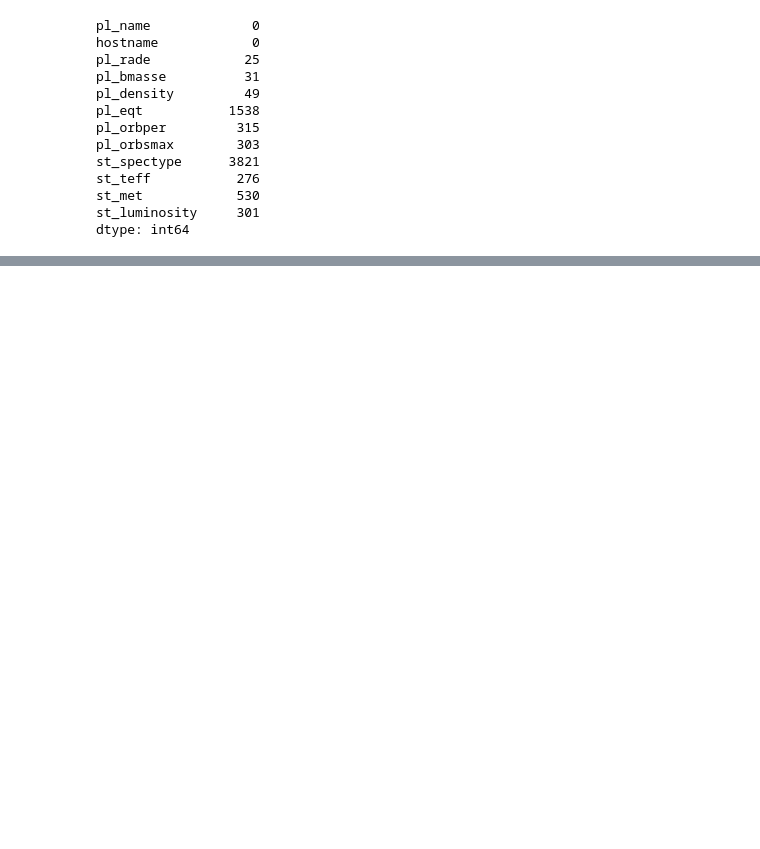
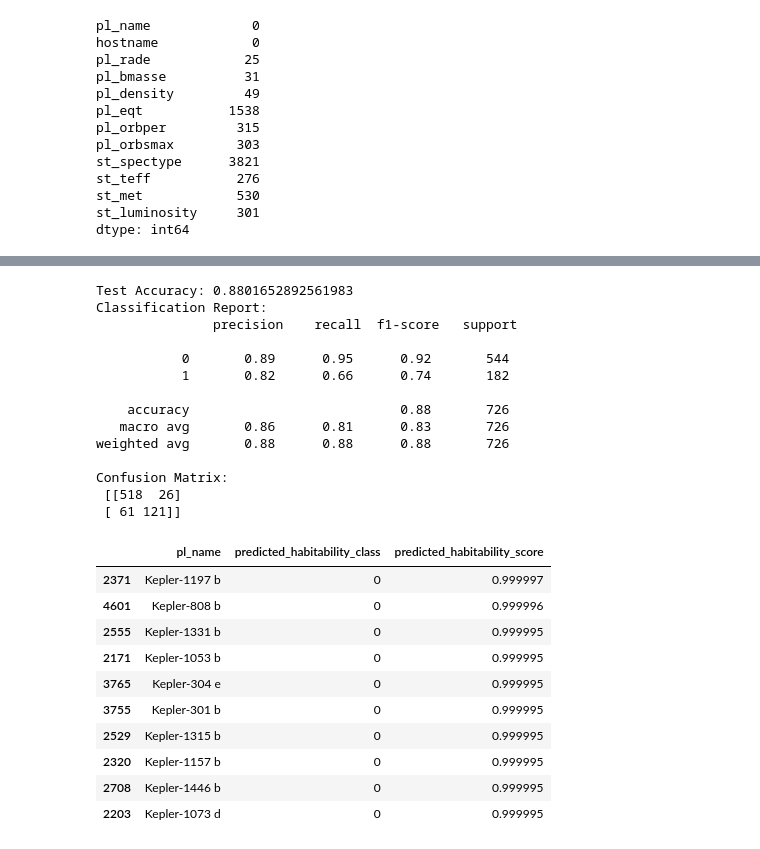
Before and after one commit to shabnam-tech/exoplanet, a Jupyter notebook: exoplanets_analysis.ipynb, the cells around one changed output, grey strips where cells are left out. Drawn from its saved outputs; the diff is of its cells as text; code cells hidden in the pictures; blank space fills up the shorter version.

```diff
--- a/exoplanets_analysis.ipynb
+++ b/exoplanets_analysis.ipynb
@@ -271,0 +556,71 @@ plt.show()
+# %%
+from xgboost import XGBClassifier
+from sklearn.model_selection import train_test_split
+from sklearn.metrics import accuracy_score, classification_report, confusion_matrix
+import numpy as np
+
+X = df_main[['pl_rade', 'pl_bmasse', 'pl_orbsmax',
+             'st_teff', 'st_met', 'st_luminosity', 'pl_luminosity']]
+
+y = df_main['habitability_class']
+
+X = X.fillna(X.median())
+
+X_train, X_test, y_train, y_test = train_test_split(
+    X, y, test_size=0.2, random_state=42, stratify=y
+)
+
+num_classes = len(np.unique(y))
+
+xgb_multi = XGBClassifier(
+    n_estimators=300,
+    max_depth=5,
+    learning_rate=0.08,
+    subsample=0.8,
+    colsample_bytree=0.8,
+    objective='multi:softmax',
+    num_class=num_classes,
+    eval_metric='mlogloss'
+)
+
+xgb_multi.fit(X_train, y_train)
+
+y_pred = xgb_multi.predict(X_test)
+
+print("Test Accuracy:", accuracy_score(y_test, y_pred))
+print("Classification Report:\n", classification_report(y_test, y_pred))
+print("Confusion Matrix:\n", confusion_matrix(y_test, y_pred))
+
+df_main['predicted_habitability_class'] = xgb_multi.predict(X)
+df_main['predicted_habitability_score'] = xgb_multi.predict_proba(X).max(axis=1)
+
+df_main.sort_values(
+    by='predicted_habitability_score',
+    ascending=False
+)[['pl_name', 'predicted_habitability_class', 'predicted_habitability_score']].head(10)
+# %% [output]
+Test Accuracy: 0.8801652892561983
+Classification Report:
+               precision    recall  f1-score   support
+
+           0       0.89      0.95      0.92       544
+           1       0.82      0.66      0.74       182
+
+    accuracy                           0.88       726
+   macro avg       0.86      0.81      0.83       726
+weighted avg       0.88      0.88      0.88       726
+
+Confusion Matrix:
+ [[518  26]
+ [ 61 121]]
+|  | pl_name | predicted_habitability_class | predicted_habitability_score |
+| 2371 | Kepler-1197 b | 0 | 0.999997 |
+| 4601 | Kepler-808 b | 0 | 0.999996 |
+| 2555 | Kepler-1331 b | 0 | 0.999995 |
+| 2171 | Kepler-1053 b | 0 | 0.999995 |
+| 3765 | Kepler-304 e | 0 | 0.999995 |
+| 3755 | Kepler-301 b | 0 | 0.999995 |
+| 2529 | Kepler-1315 b | 0 | 0.999995 |
+| 2320 | Kepler-1157 b | 0 | 0.999995 |
+| 2708 | Kepler-1446 b | 0 | 0.999995 |
+| 2203 | Kepler-1073 d | 0 | 0.999995 |
```
Also changed, not shown: parts of 20 cells of this notebook.
